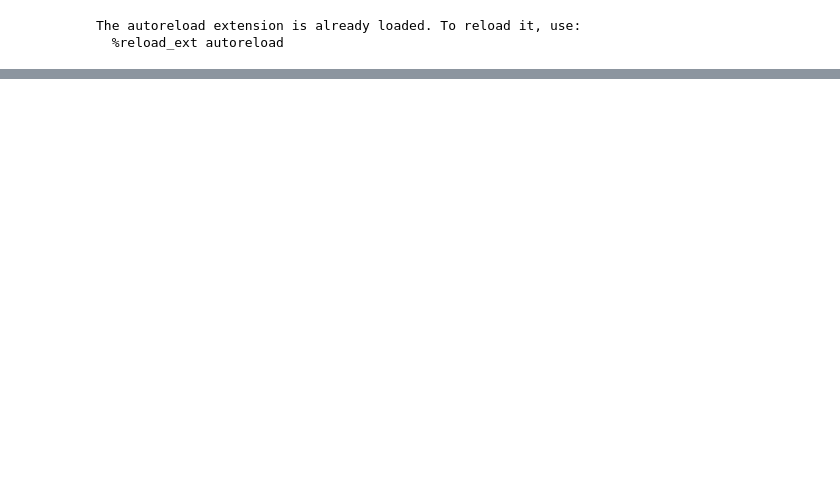
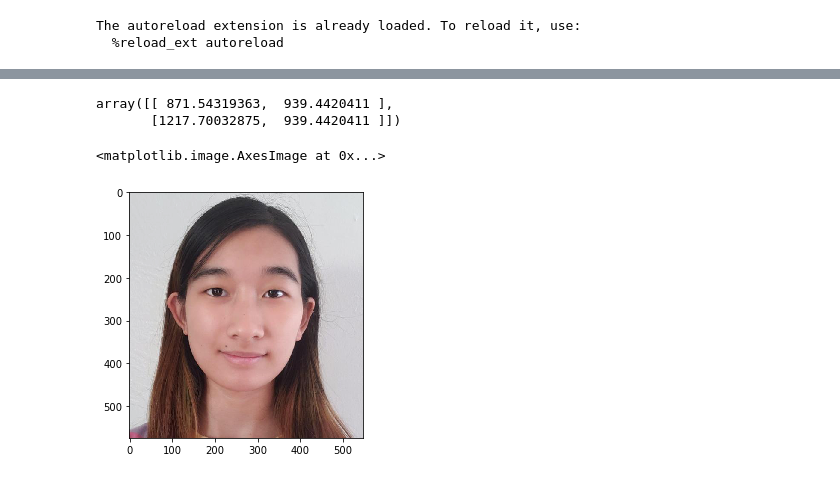
Before and after one commit to aprilsin/cs194-proj3, a Jupyter notebook: CS194 Proj3.ipynb, the cells around one changed output, grey strips where cells are left out. Cells and saved outputs as stored; diff of their text form; code cells hidden in the pictures; blank space fills up the shorter version.

```diff
--- a/CS194 Proj3.ipynb
+++ b/CS194 Proj3.ipynb
@@ -69,2 +46,0 @@ Please select 2 points in image.
-# %%
-utils.load_points("input/me_align.p")
@@ -114,0 +47,11 @@ SyntaxError: invalid syntax
+# %%
+iu_align_pts
+# %% [output]
+array([[ 871.54319363,  939.4420411 ],
+       [1217.70032875,  939.4420411 ]])
+# %%
+me = utils.to_img_arr("input/me.jpg")
+io.imshow(me)
+# %% [output]
+<matplotlib.image.AxesImage at 0x...>
+[figure, added]
```
Also changed, not shown: parts of 15 cells of this notebook, 3 other files.
